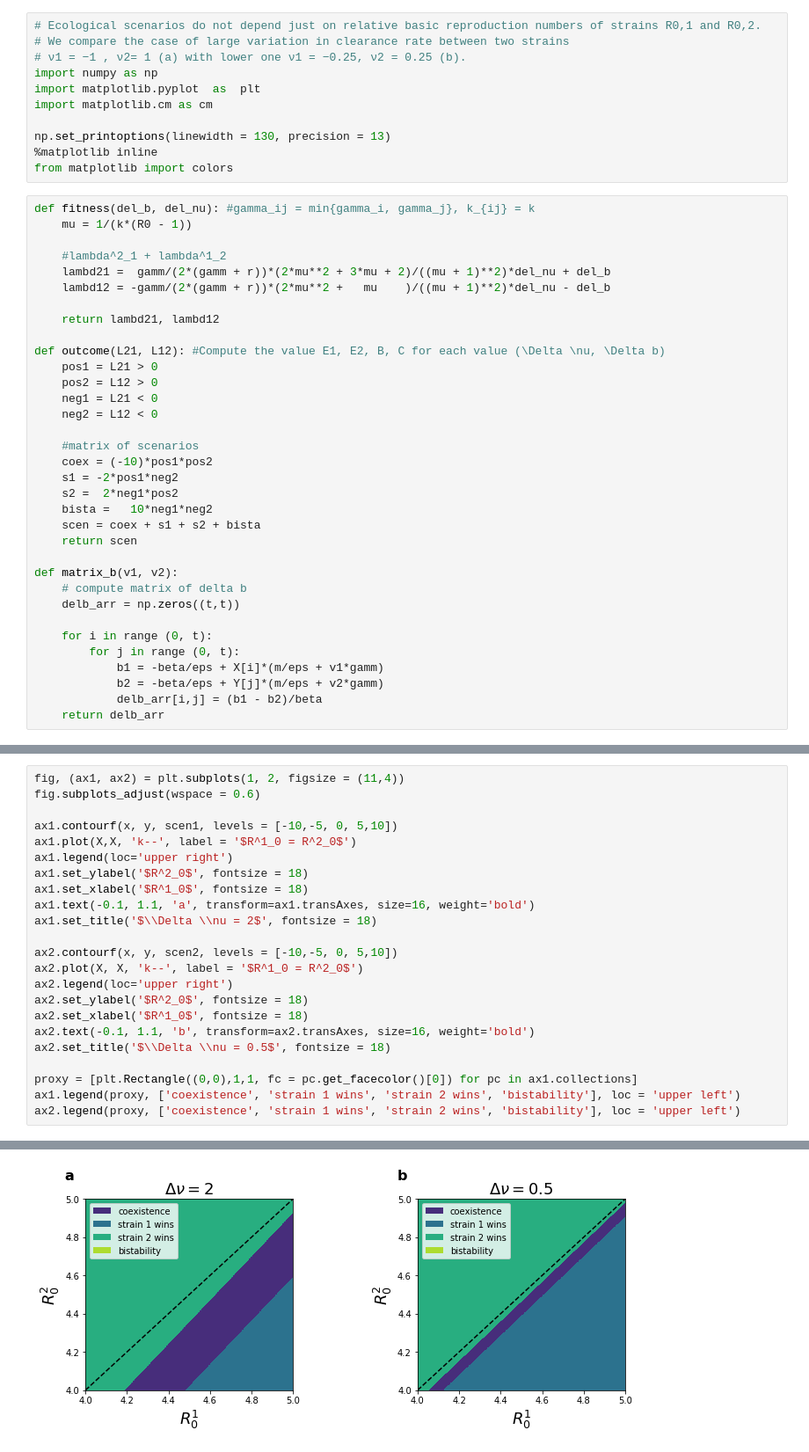
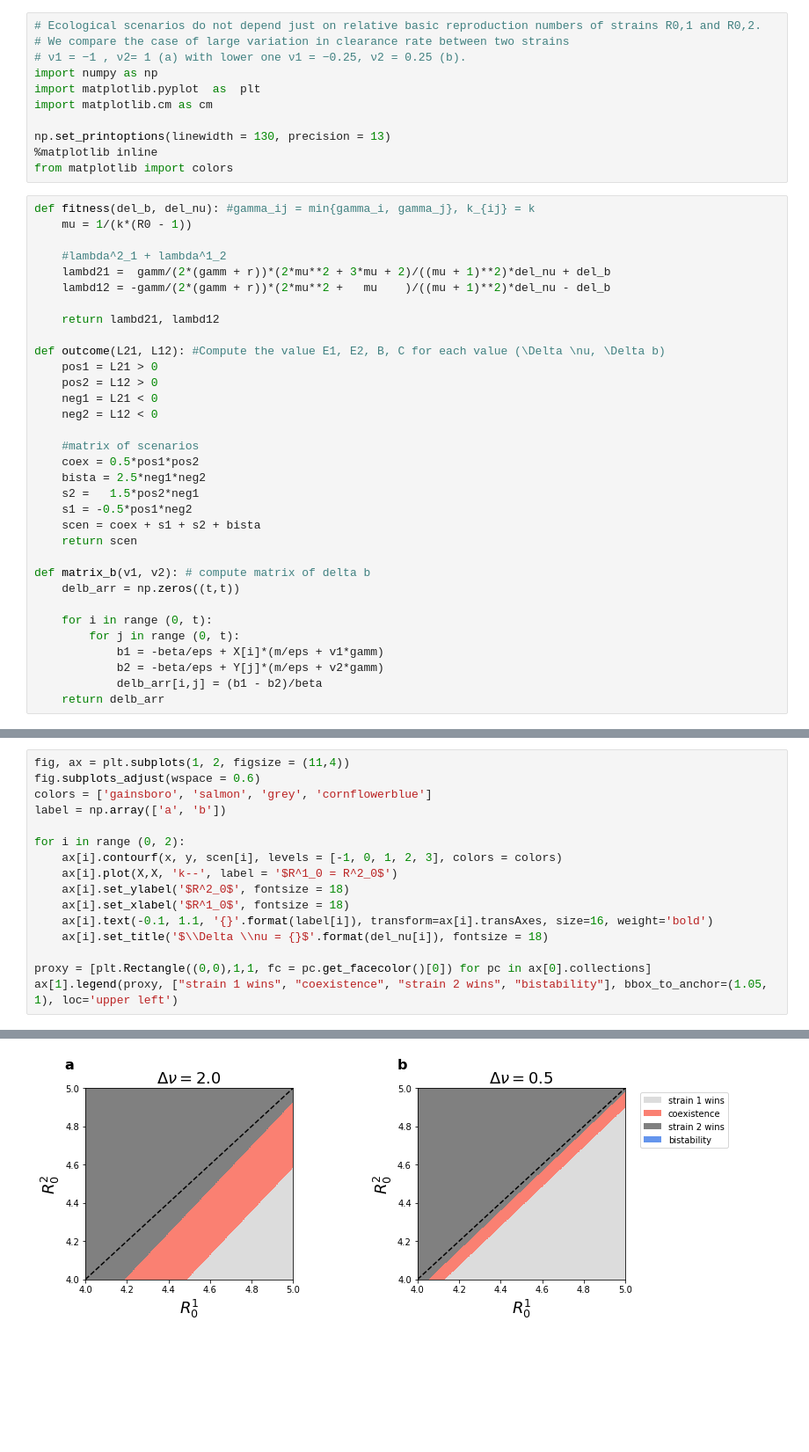
Before and after one commit to lthminhthao/selection_in_2-strains-system, a Jupyter notebook: scenarios_do_not_depend_just_on_relative_basic_reproduction_numbers.ipynb, the cells around one changed output, grey strips where cells are left out. Shown: that part at 88% size. Saved outputs shown, nothing was run; the diff lists cells and outputs as text; blank space fills up the shorter version.

```diff
--- a/scenarios_do_not_depend_just_on_relative_basic_reproduction_numbers.ipynb
+++ b/scenarios_do_not_depend_just_on_relative_basic_reproduction_numbers.ipynb
@@ -26,15 +26,14 @@ def outcome(L21, L12): #Compute the value E1, E2, B, C for each value (\Delta \n
     neg2 = L12 < 0
 
     #matrix of scenarios
-    coex = (-10)*pos1*pos2
-    s1 = -2*pos1*neg2
-    s2 =  2*neg1*pos2
-    bista =   10*neg1*neg2
+    coex = 0.5*pos1*pos2
+    bista = 2.5*neg1*neg2
+    s2 =   1.5*pos2*neg1
+    s1 = -0.5*pos1*neg2
     scen = coex + s1 + s2 + bista
     return scen
 
-def matrix_b(v1, v2):
-    # compute matrix of delta b
+def matrix_b(v1, v2): # compute matrix of delta b
     delb_arr = np.zeros((t,t))
 
     for i in range (0, t):
@@ -77,26 +77,19 @@ scen2 = outcome(L21, L12)
 # %%
-fig, (ax1, ax2) = plt.subplots(1, 2, figsize = (11,4))
+fig, ax = plt.subplots(1, 2, figsize = (11,4))
 fig.subplots_adjust(wspace = 0.6)
+colors = ['gainsboro', 'salmon', 'grey', 'cornflowerblue']
+label = np.array(['a', 'b'])
 
-ax1.contourf(x, y, scen1, levels = [-10,-5, 0, 5,10])
-ax1.plot(X,X, 'k--', label = '$R^1_0 = R^2_0$')
-ax1.legend(loc='upper right')
-ax1.set_ylabel('$R^2_0$', fontsize = 18)
-ax1.set_xlabel('$R^1_0$', fontsize = 18)
-ax1.text(-0.1, 1.1, 'a', transform=ax1.transAxes, size=16, weight='bold')
-ax1.set_title('$\\Delta \\nu = 2$', fontsize = 18)
+for i in range (0, 2):
+    ax[i].contourf(x, y, scen[i], levels = [-1, 0, 1, 2, 3], colors = colors)
+    ax[i].plot(X,X, 'k--', label = '$R^1_0 = R^2_0$')
+    ax[i].set_ylabel('$R^2_0$', fontsize = 18)
+    ax[i].set_xlabel('$R^1_0$', fontsize = 18)
+    ax[i].text(-0.1, 1.1, '{}'.format(label[i]), transform=ax[i].transAxes, size=16, weight='bold')
+    ax[i].set_title('$\\Delta \\nu = {}$'.format(del_nu[i]), fontsize = 18)
 
-ax2.contourf(x, y, scen2, levels = [-10,-5, 0, 5,10])
-ax2.plot(X, X, 'k--', label = '$R^1_0 = R^2_0$')
-ax2.legend(loc='upper right')
-ax2.set_ylabel('$R^2_0$', fontsize = 18)
-ax2.set_xlabel('$R^1_0$', fontsize = 18)
-ax2.text(-0.1, 1.1, 'b', transform=ax2.transAxes, size=16, weight='bold')
-ax2.set_title('$\\Delta \\nu = 0.5$', fontsize = 18)
-
-proxy = [plt.Rectangle((0,0),1,1, fc = pc.get_facecolor()[0]) for pc in ax1.collections]
-ax1.legend(proxy, ['coexistence', 'strain 1 wins', 'strain 2 wins', 'bistability'], loc = 'upper left')
-ax2.legend(proxy, ['coexistence', 'strain 1 wins', 'strain 2 wins', 'bistability'], loc = 'upper left')
+proxy = [plt.Rectangle((0,0),1,1, fc = pc.get_facecolor()[0]) for pc in ax[0].collections]
+ax[1].legend(proxy, ["strain 1 wins", "coexistence", "strain 2 wins", "bistability"], bbox_to_anchor=(1.05, 1), loc='upper left')
 # %% [output]
 <matplotlib.legend.Legend at 0x...>
-[figure, old version]
+[figure, new version]
```
Also changed, not shown: parts of 1 cell of this notebook, 3 other files.
